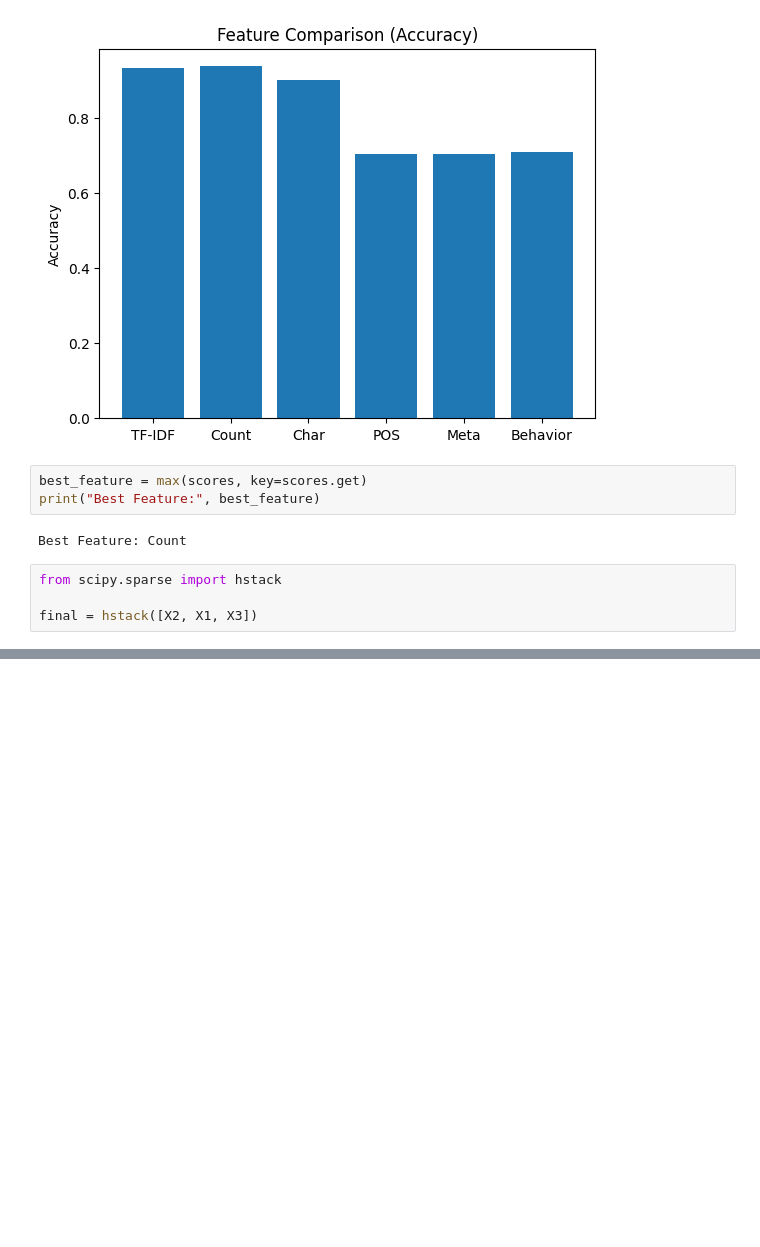
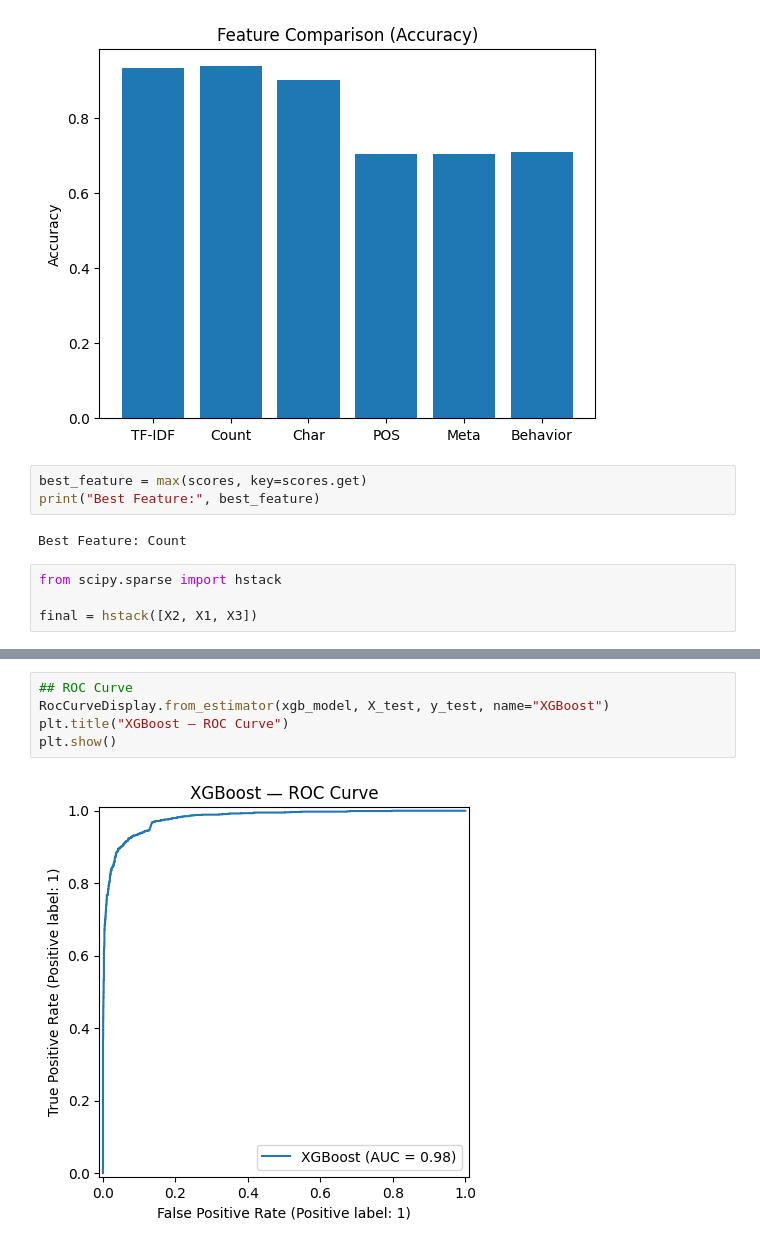
Before and after one commit to MoazIbrahem/Spam_NotSpam_Classification_NLP, a Jupyter notebook: NLP[Cleaning&Preprocessing&Features_engineering].ipynb, the cells around one changed output, grey strips where cells are left out. Cells and saved outputs as stored; diff of their text form; blank space fills up the shorter version.

```diff
--- a/NLP[Cleaning&Preprocessing&Features_engineering].ipynb
+++ b/NLP[Cleaning&Preprocessing&Features_engineering].ipynb
@@ -804,0 +879,7 @@ final = hstack([X2, X1, X3])
+# %%
+## ROC Curve
+RocCurveDisplay.from_estimator(xgb_model, X_test, y_test, name="XGBoost")
+plt.title("XGBoost — ROC Curve")
+plt.show()
+# %% [output]
+[figure, added]
```
Also changed, not shown: parts of 15 cells of this notebook.
